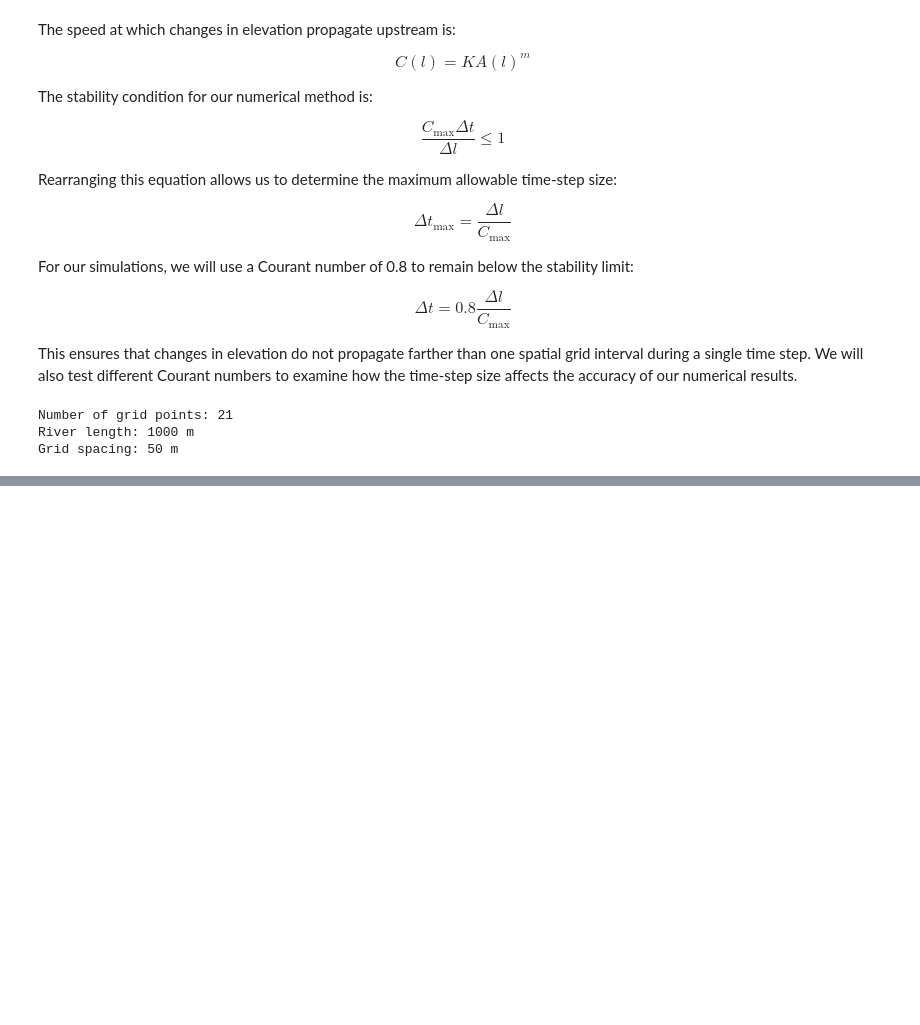
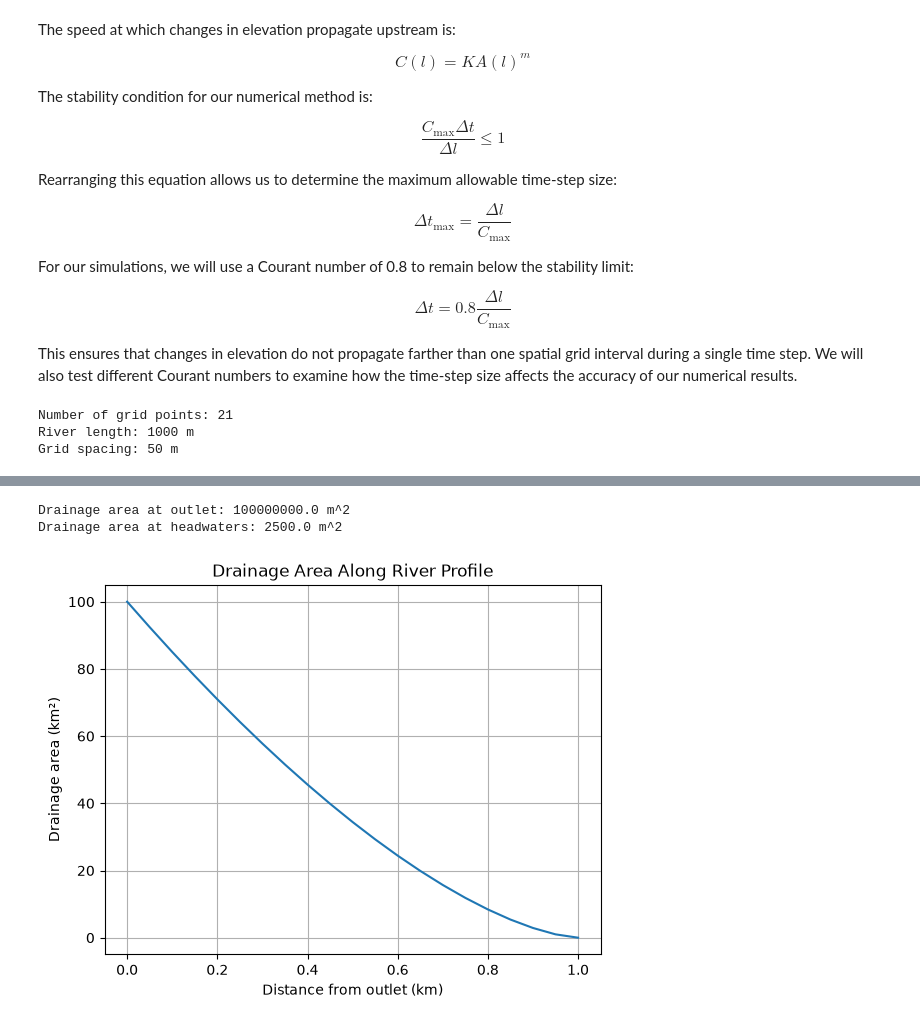
Before and after one commit to davidammons19/EarthModeling_Final, a Jupyter notebook: Landscape_Evolution_Final.ipynb, the cells around one changed output, grey strips where cells are left out. Saved outputs shown, nothing was run; the diff lists cells and outputs as text; code cells hidden in the pictures; blank space fills up the shorter version.

```diff
--- a/Landscape_Evolution_Final.ipynb
+++ b/Landscape_Evolution_Final.ipynb
@@ -169,0 +174,20 @@ Check to see if Im doing these saves right
+# %%
+##Drainage using Hack's law
+Amin= 2500
+Amax =1e8
+ka=(Amax- Amin) /L**(1/h)
+A = Amin+ ka* (L-l)**(1/h)
+
+print ("Drainage area at outlet:", A[0],"m^2")
+print("Drainage area at headwaters:", A[-1], "m^2")
+
+plt.plot(l/1000, A/1e6)
+plt.xlabel("Distance from outlet (km)")
+plt.ylabel("Drainage area (km²)")
+plt.title("Drainage Area Along River Profile")
+plt.grid()
+plt.show()
+# %% [output]
+Drainage area at outlet: 100000000.0 m^2
+Drainage area at headwaters: 2500.0 m^2
+[figure, added]
```
Also changed, not shown: parts of 2 cells of this notebook.
